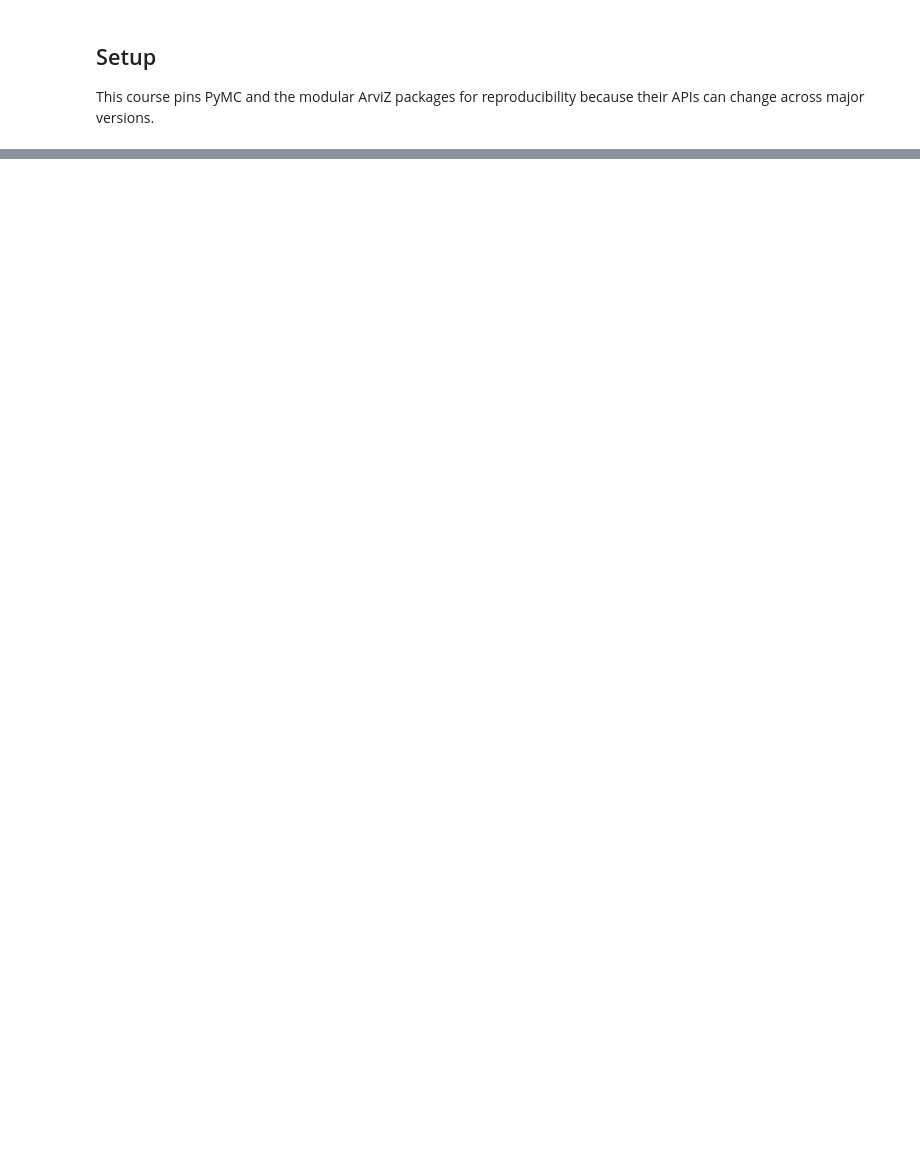
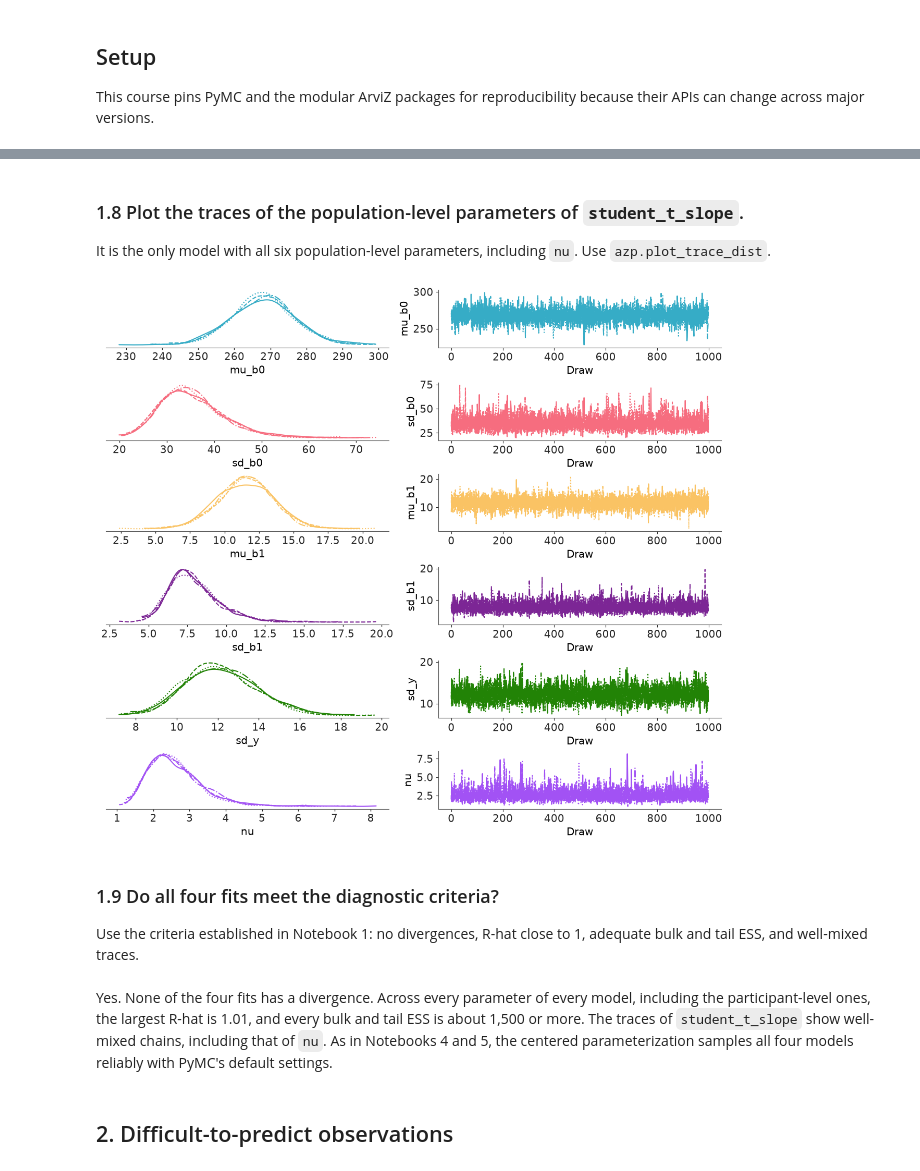
Before and after one commit to opherdonchin/BayesShortCourse, a Jupyter notebook: sleep/solved/12_robust_student_t_and_loo.ipynb, the cells around one changed output, grey strips where cells are left out. Saved outputs shown, nothing was run; the diff lists cells and outputs as text; code cells hidden in the pictures; blank space fills up the shorter version.

```diff
--- a/sleep/solved/12_robust_student_t_and_loo.ipynb
+++ b/sleep/solved/12_robust_student_t_and_loo.ipynb
@@ -335,0 +52,23 @@ This comparison asks about prediction of another observation from an **already o
+# %%
+DATA_URL = "https://raw.githubusercontent.com/vincentarelbundock/Rdatasets/master/csv/lme4/sleepstudy.csv"
+
+sleep = pd.read_csv(DATA_URL).drop(columns="rownames")
+sleep = sleep.loc[sleep["Days"] >= 2].copy()
+sleep["Days"] = sleep["Days"] - 2
+sleep["Subject"] = sleep["Subject"].astype(str)
+sleep = sleep.reset_index(drop=True)
+
+participants = sorted(sleep["Subject"].unique(), key=int)
+participant_to_idx = {participant: i for i, participant in enumerate(participants)}
+participant_idx = sleep["Subject"].map(participant_to_idx).to_numpy()
+
+assert participant_idx.min() == 0
+assert participant_idx.max() == len(participants) - 1
+assert np.array_equal(
+    np.asarray(participants)[participant_idx],
+    sleep["Subject"].to_numpy(),
+)
+
+print(f"{len(participants)} participants, {len(sleep)} observations")
+print(f"Days: {sleep['Days'].min()} to {sleep['Days'].max()}")
+sleep.head()
@@ -335,0 +289,10 @@ This comparison asks about prediction of another observation from an **already o
+# %%
+idatas = {}
+for name, model in models.items():
+    with model:
+        idatas[name] = pm.sample(
+            draws=1000,
+            tune=1500,
+            chains=4,
+            random_seed=RANDOM_SEED,
+        )
@@ -335,0 +385,19 @@ This comparison asks about prediction of another observation from an **already o
+# %% [markdown]
+### 1.8 Plot the traces of the population-level parameters of `student_t_slope`.
+
+It is the only model with all six population-level parameters, including `nu`. Use `azp.plot_trace_dist`.
+# %%
+azp.plot_trace_dist(
+    idatas["student_t_slope"],
+    var_names=["mu_b0", "sd_b0", "mu_b1", "sd_b1", "sd_y", "nu"],
+);
+# %% [output]
+[figure, added]
+# %% [markdown]
+### 1.9 Do all four fits meet the diagnostic criteria?
+
+Use the criteria established in Notebook 1: no divergences, R-hat close to 1, adequate bulk and tail ESS, and well-mixed traces.
+# %% [markdown]
+Yes. None of the four fits has a divergence. Across every parameter of every model, including the participant-level ones, the largest R-hat is 1.01, and every bulk and tail ESS is about 1,500 or more. The traces of `student_t_slope` show well-mixed chains, including that of `nu`. As in Notebooks 4 and 5, the centered parameterization samples all four models reliably with PyMC's default settings.
+# %% [markdown]
+## 2. Difficult-to-predict observations
```
Also changed, not shown: parts of 94 cells of this notebook, 3 other files.
